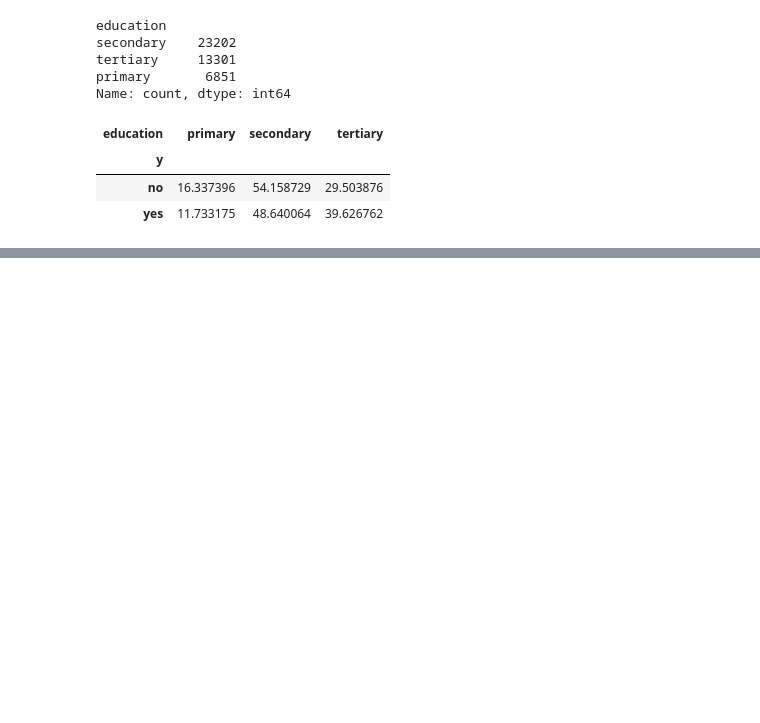
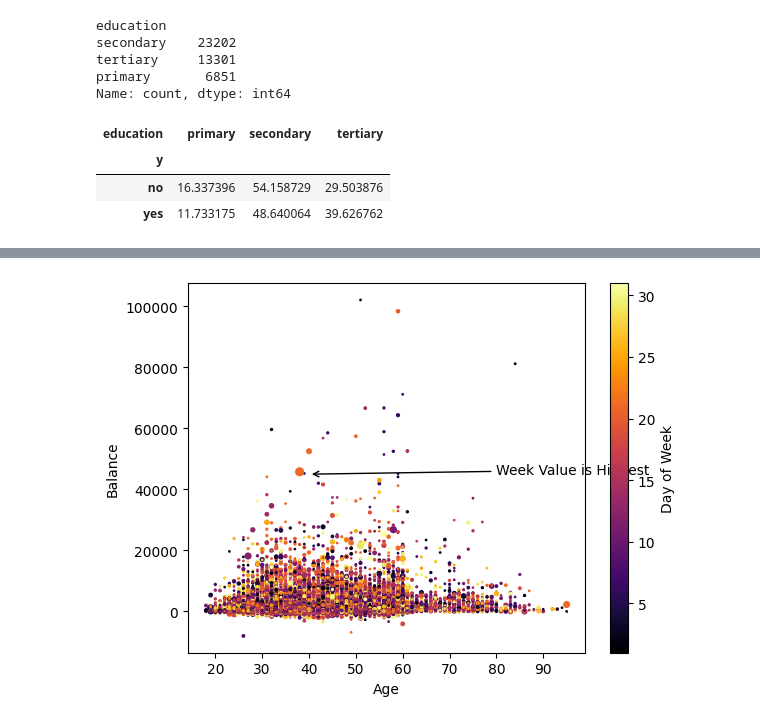
Before and after one commit to gauravgulia26/bank_marketing, a Jupyter notebook: notebooks/data_cleaning.ipynb, the cells around one changed output, grey strips where cells are left out. Saved outputs shown, nothing was run; the diff lists cells and outputs as text; code cells hidden in the pictures; blank space fills up the shorter version.

```diff
--- a/notebooks/data_cleaning.ipynb
+++ b/notebooks/data_cleaning.ipynb
@@ -157,0 +185,22 @@ Name: count, dtype: int64
+# %%
+# numimport matplotlib.pyplot as plt
+
+# Assuming 'num' is a DataFrame with the relevant columns
+plt.scatter(
+    x=num["age"], y=num["balance"], s=num["campaign"], c=num["day_of_week"], cmap="inferno"
+)
+plt.xlabel('Age')
+plt.ylabel('Balance')
+plt.colorbar(label="Day of Week")  # Add a label to the colorbar
+
+# Add annotation at a specific point (e.g., the first value of 'age' and 'balance')
+plt.annotate(
+    text='Week Value is Highest',
+    xy=(40, 45000),  # Example: First data point
+    xytext=(40 + 40, 45000),  # Offset position
+    arrowprops=dict(arrowstyle="->", color='black')  # Arrow pointing to the annotated point
+)
+
+plt.show()
+# %% [output]
+[figure, added]
```
Also changed, not shown: parts of 24 cells of this notebook.
